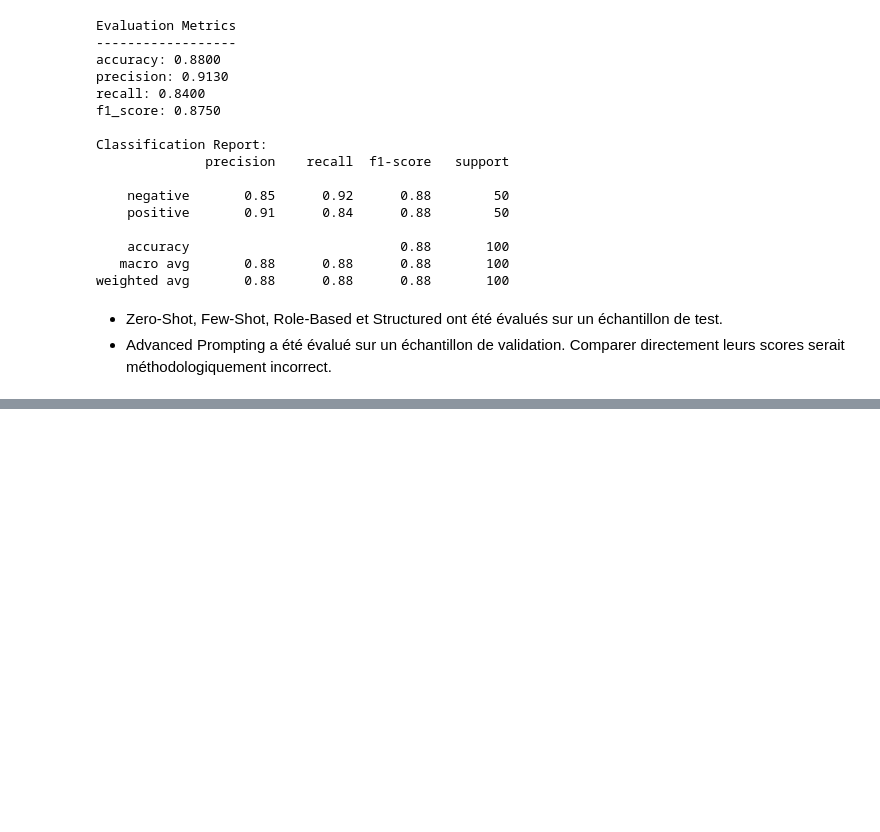
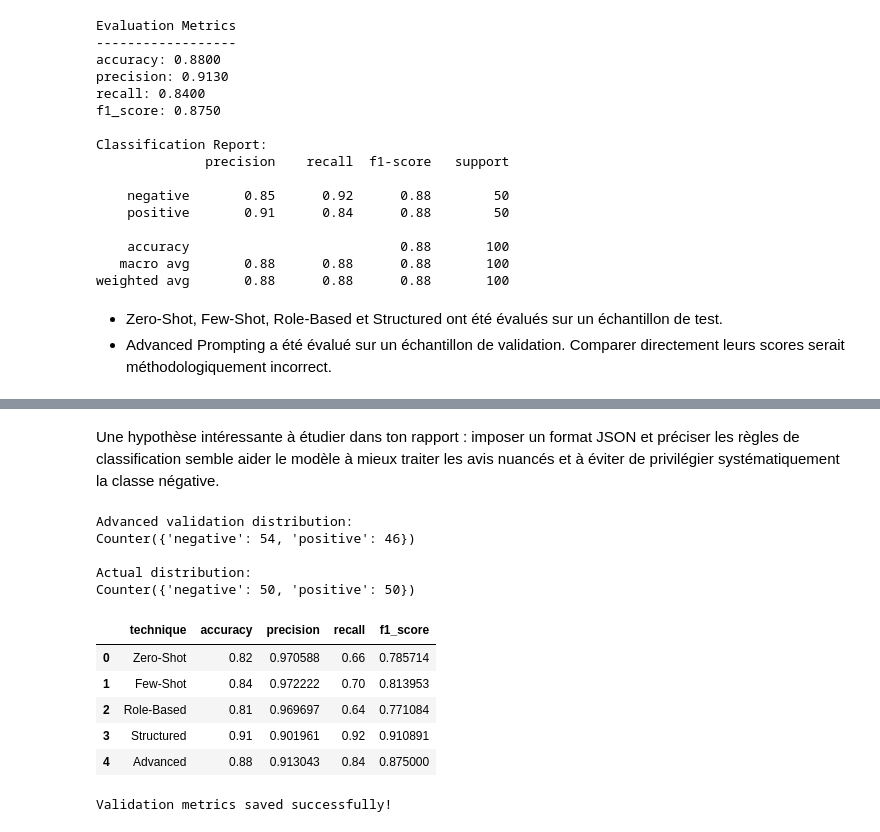
Before and after one commit to BabacarFaye3203/imdb-sentiment-prompt-engineering, a Jupyter notebook: notebooks/01_data_exploration.ipynb, the cells around one changed output, grey strips where cells are left out. Drawn from its saved outputs; the diff is of its cells as text; code cells hidden in the pictures; blank space fills up the shorter version.

```diff
--- a/notebooks/01_data_exploration.ipynb
+++ b/notebooks/01_data_exploration.ipynb
@@ -1125,0 +1295,5 @@ Comparer directement leurs scores serait méthodologiquement incorrect.
+# %%
+predictions_role_val = run_prompt_evaluation(
+    X=X_val_sample,
+    prompt_function=role_based_prompt
+)
@@ -1125,0 +1349,6 @@ Comparer directement leurs scores serait méthodologiquement incorrect.
+# %%
+predictions_struct_val = run_prompt_evaluation(
+    X=X_val_sample,
+    prompt_function=structured_prompt,
+    structured=True
+)
@@ -1125,0 +1400,44 @@ Comparer directement leurs scores serait méthodologiquement incorrect.
+# %% [markdown]
+Une hypothèse intéressante à étudier dans ton rapport : imposer un format JSON et préciser les règles de classification semble aider le modèle à mieux traiter les avis nuancés et à éviter de privilégier systématiquement la classe négative.
+# %%
+print("Advanced validation distribution:")
+print(Counter(predictions_advanced))
+
+print("\nActual distribution:")
+print(Counter(y_val_sample))
+# %% [output]
+Advanced validation distribution:
+Counter({'negative': 54, 'positive': 46})
+
+Actual distribution:
+Counter({'negative': 50, 'positive': 50})
+# %%
+validation_results = pd.DataFrame([
+    {"technique": "Zero-Shot", **metrics_zero_val},
+    {"technique": "Few-Shot", **metrics_few_val},
+    {"technique": "Role-Based", **metrics_role_val},
+    {"technique": "Structured", **metrics_struct_val},
+    {"technique": "Advanced", **metrics_advanced}
+])
+
+validation_results
+# %% [output]
+|  | technique | accuracy | precision | recall | f1_score |
+| 0 | Zero-Shot | 0.82 | 0.970588 | 0.66 | 0.785714 |
+| 1 | Few-Shot | 0.84 | 0.972222 | 0.70 | 0.813953 |
+| 2 | Role-Based | 0.81 | 0.969697 | 0.64 | 0.771084 |
+| 3 | Structured | 0.91 | 0.901961 | 0.92 | 0.910891 |
+| 4 | Advanced | 0.88 | 0.913043 | 0.84 | 0.875000 |
+# %%
+
+RESULTS_PATH = Path("../results/metrics")
+RESULTS_PATH.mkdir(parents=True, exist_ok=True)
+
+validation_results.to_csv(
+    RESULTS_PATH / "validation_prompting_metrics.csv",
+    index=False
+)
+
+print("Validation metrics saved successfully!")
+# %% [output]
+Validation metrics saved successfully!
```
Also changed, not shown: parts of 28 cells of this notebook, 8 other files.
